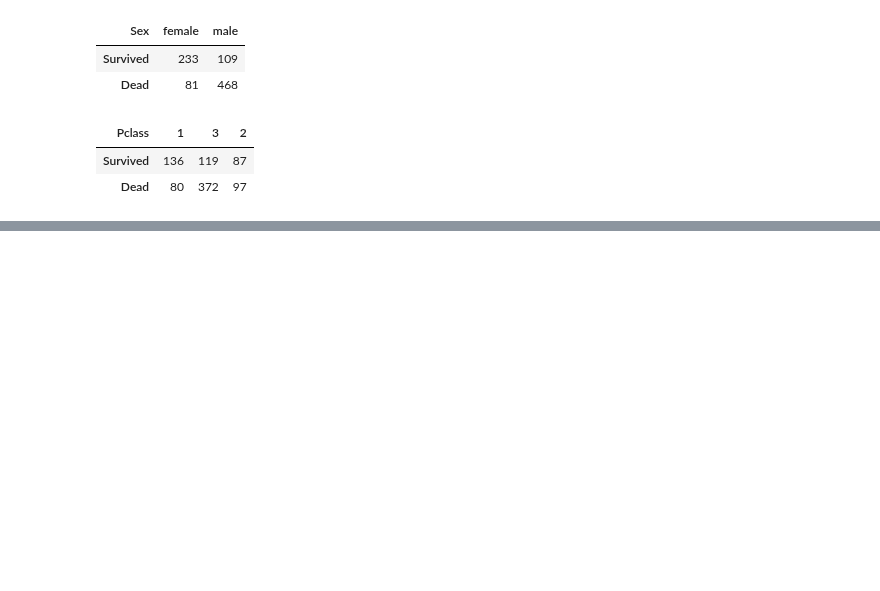
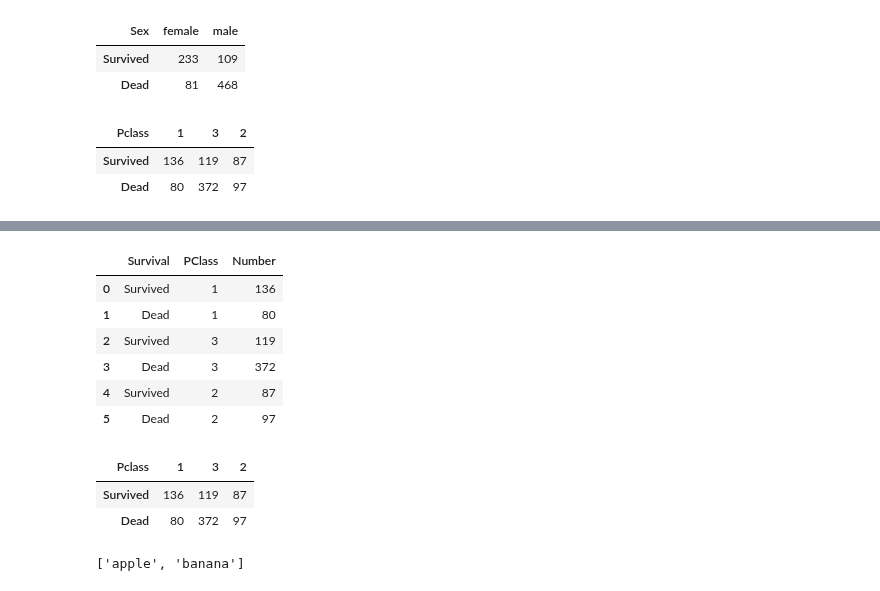
Before and after one commit to miji-lee-kr/titanic_practice, a Jupyter notebook: titanic.ipynb, the cells around one changed output, grey strips where cells are left out. Drawn from its saved outputs; the diff is of its cells as text; code cells hidden in the pictures; blank space fills up the shorter version.

```diff
--- a/titanic.ipynb
+++ b/titanic.ipynb
@@ -235,3 +233,27 @@ fig.show()
+# %%
+# 연습: reset_index() 와 melt() 로 롱폼 만들기
+
+df_pc_reset = df_pc.reset_index()
+df_pc_reset = df_pc_reset.rename(columns = {'index': 'Survival'})
+df_pc_reset.index.name =None
+# reset_index(): melt하려면 기준으로 두는 칼럼이 인덱스여서는 안됨. 칼럼이어야 됨.
+# 나는 survival 여부를 기준으로 롱폼 만들고 싶은데 df_pc상태에서는 그게 인덱스로 설정되있음
+# 그래서 얘를 컬럼으로 빼서 사용될 수 있게 함.
+# %%
+df_pc_reset = df_pc_reset.melt(id_vars='Survival', var_name='PClass', value_name = 'Number')
+df_pc_reset
+# melt 는 옆으로 긴 데이터프레임을 아래로 길게 늘어뜨리는 것
+# id vars: 어떤 칼럼을 그대로 두고 녹일것인가
+# var name: 녹일 열 이름을 담을 컬럼 이름
+# value_name: 값이 들어갈 컬럼 이름
+# %% [output]
+|  | Survival | PClass | Number |
+| 0 | Survived | 1 | 136 |
+| 1 | Dead | 1 | 80 |
+| 2 | Survived | 3 | 119 |
+| 3 | Dead | 3 | 372 |
+| 4 | Survived | 2 | 87 |
+| 5 | Dead | 2 | 97 |
 # %%
 fig = px.pie(data_frame = df_0,
              names = df_0.index,
@@ -239,3 +261,9 @@ fig = px.pie(data_frame = df_0,
              title = 'Survival Ratio of Women')
 
 fig.show()
+# %%
+df_pc
+# %% [output]
+| Pclass | 1 | 3 | 2 |
+| Survived | 136 | 119 | 87 |
+| Dead | 80 | 372 | 97 |
@@ -241,0 +321,11 @@ fig.show()
+# %%
+words = ['apple', 'dog', 'banana', 'cat']
+long_words = []
+
+for w in words:
+    if len(w)>=4:
+        long_words.append(w)
+
+long_words
+# %% [output]
+['apple', 'banana']
```
Also changed, not shown: parts of 8 cells of this notebook.
